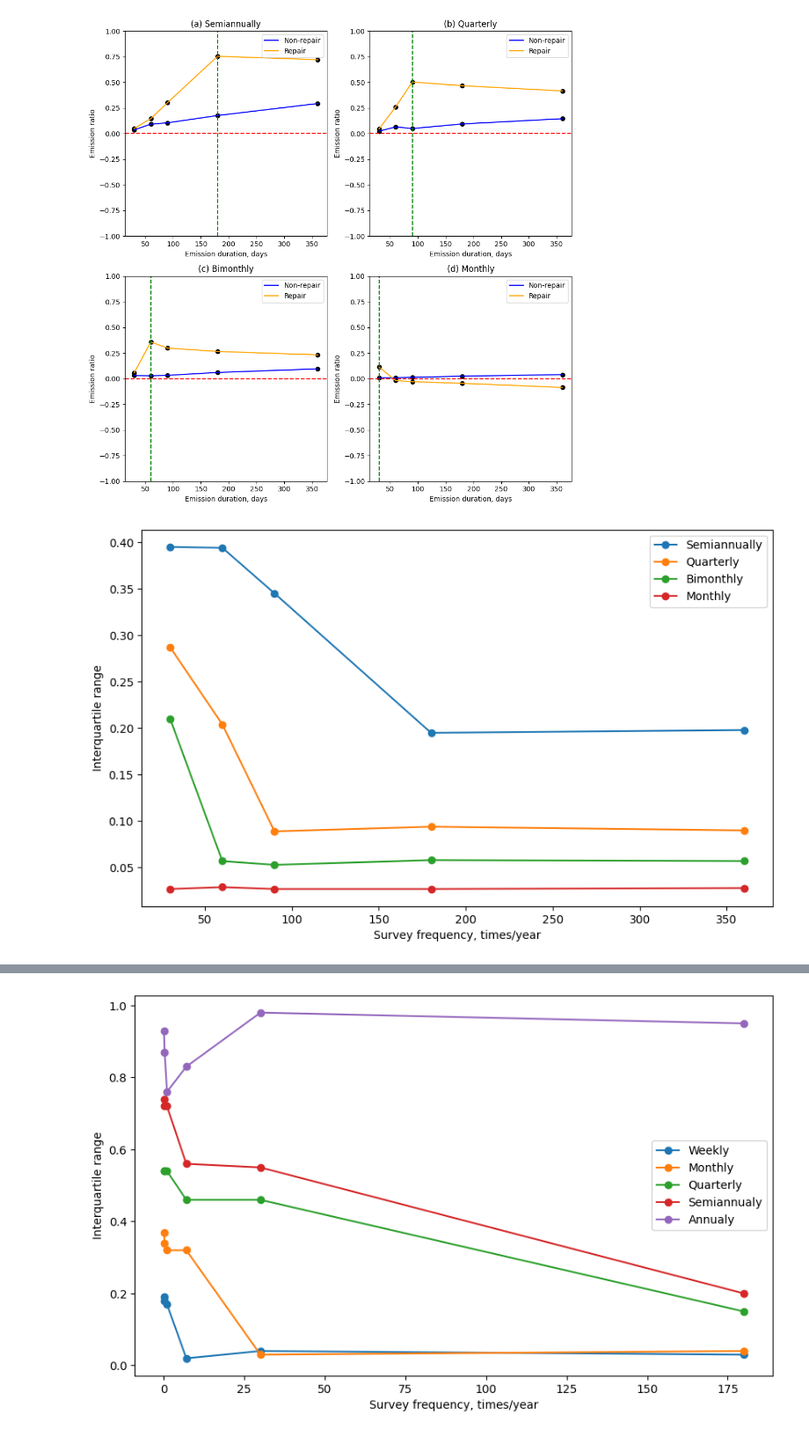
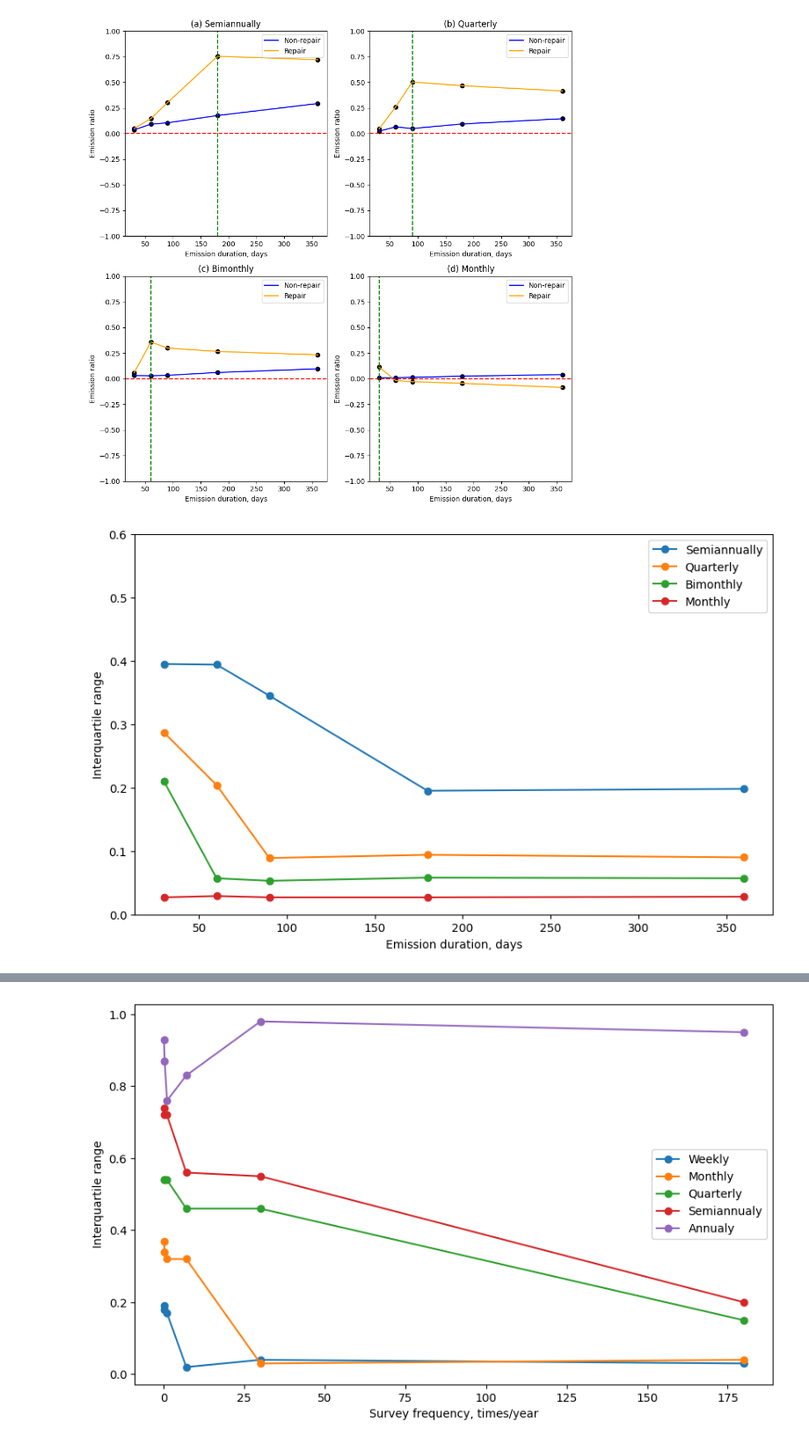
Before and after one commit to HJJJJX/Figure-Plotting, a Jupyter notebook: Uncertainty_Plot.ipynb, the cells around one changed output, grey strips where cells are left out. Shown at 88% size. Drawn from its saved outputs; the diff is of its cells as text; code cells hidden in the pictures.

```diff
--- a/Uncertainty_Plot.ipynb
+++ b/Uncertainty_Plot.ipynb
@@ -670,36 +670,36 @@ plt.show()
 # %%
 import matplotlib.pyplot as plt
 import numpy as np
 
 # Provided data
 x_values = [[360, 180, 90, 60, 30], [360, 180, 90, 60, 30], [360, 180, 90, 60, 30], [360, 180, 90, 60, 30]]
 
 # Calculate 25th and 75th percentiles
 percentile_25 = [
     [19.6,7.9,-6.0,-10.5,-13.5], [10.4,4.8,0.9,-4.4,-10.9], [6.6,3.5,-2.2,-0.0,-7.3], [2.6,1.2,-0.0,-0.4,-0.3]]
 percentile_75 = [
     [39.4,27.4,28.5,28.9,26.0], [19.4,14.2,9.8,16.0,17.8], [12.3,9.3,3.1,5.7,13.7], [5.4,3.9,2.7,2.5,2.4]]
 
 # Convert to numpy arrays for easier manipulation
 percentile_25 = np.array(percentile_25)
 percentile_75 = np.array(percentile_75)
 
 # Calculate the interquartile range (IQR)
 difference = (100 + (percentile_75 - percentile_25)) / 100 -1
 
 # Plotting
 plt.figure(figsize=(10, 6))
 labels = ["Semiannually", "Quarterly", "Bimonthly", "Monthly"]
 for i in range(difference.shape[0]):
     plt.plot(x_values[i], difference[i], marker='o', label=labels[i])
 
-plt.xlabel('Survey frequency, times/year')
+plt.xlabel('Emission duration, days')
 plt.ylabel('Interquartile range')
-# plt.ylim(0, 0.6)  # Set the y-axis limits
+plt.ylim(0, 0.6)  # Set the y-axis limits
 plt.legend()
 plt.show()
 # %% [output]
-[figure, old version]
+[figure, new version]
 # %%
 import matplotlib.pyplot as plt
 import numpy as np
```
Also changed, not shown: parts of 1 cell of this notebook.
